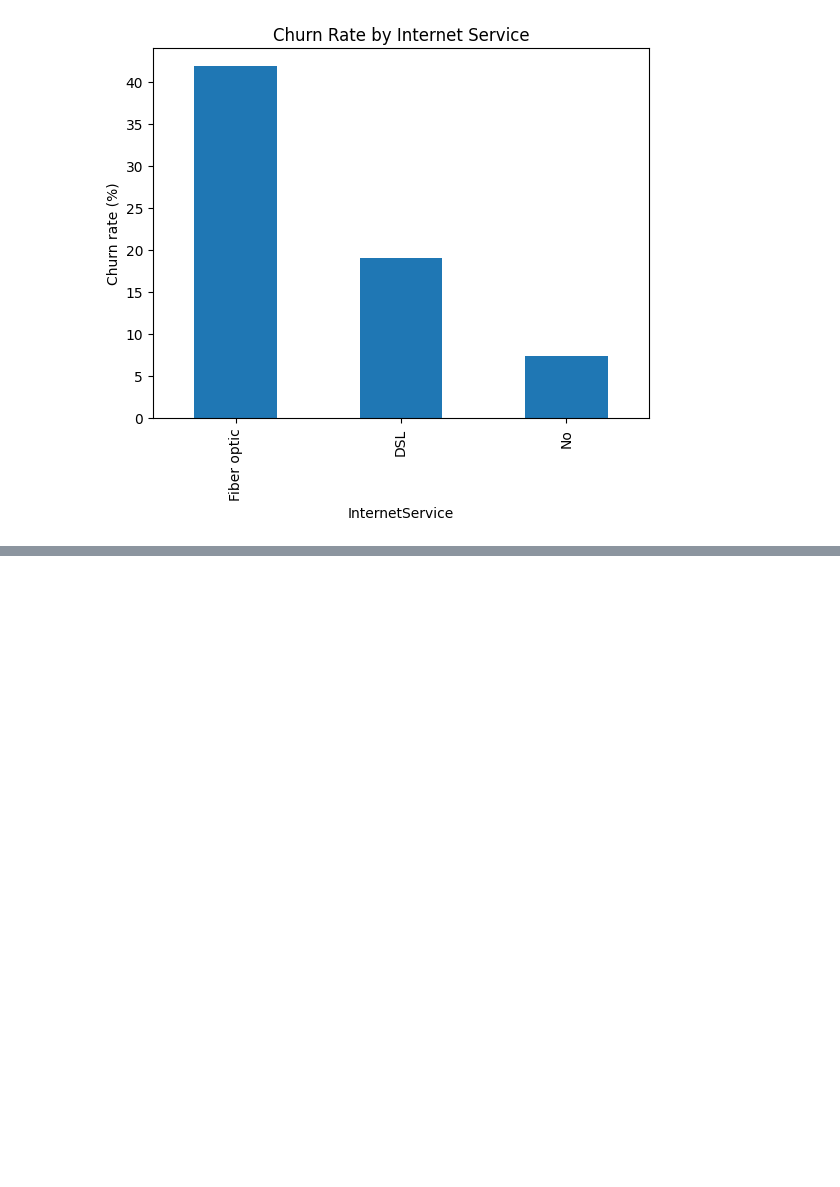
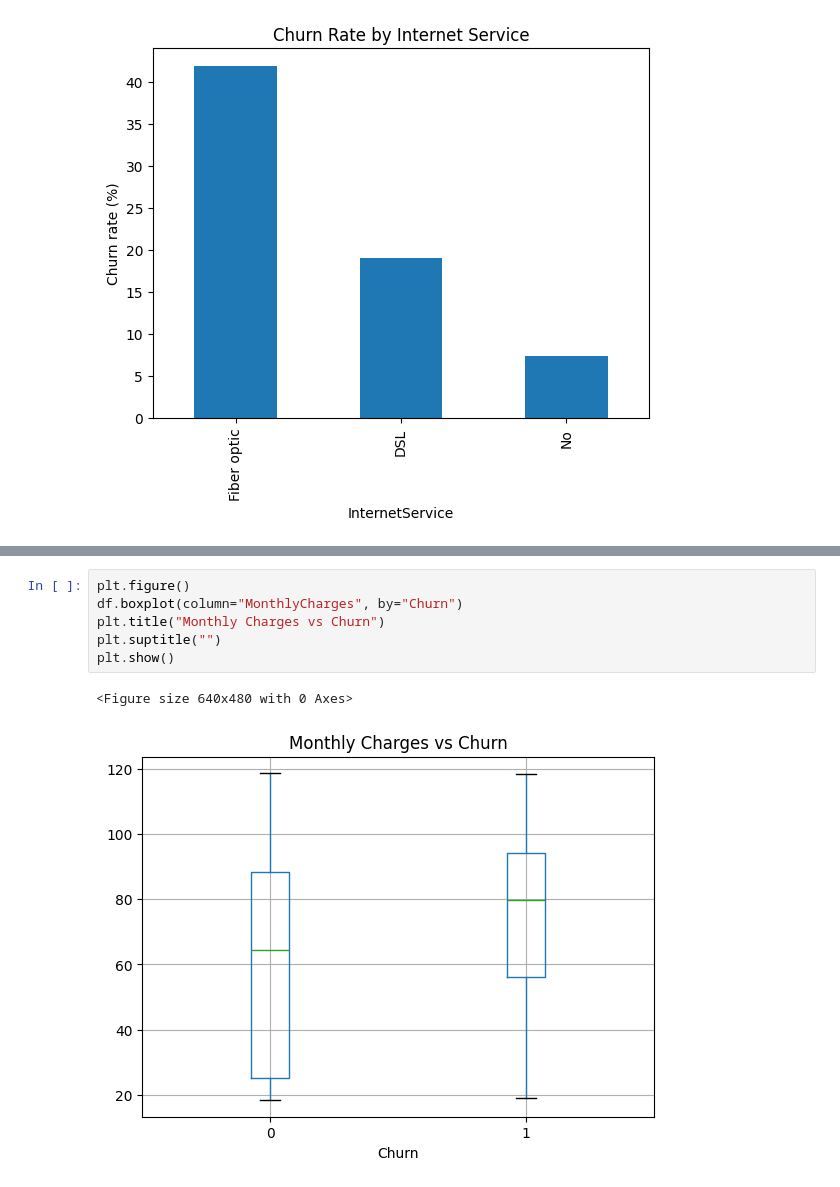
Before and after one commit to vvXranjan/telco-churn-analysis, a Jupyter notebook: notebooks/02_eda.ipynb, the cells around one changed output, grey strips where cells are left out. Saved outputs shown, nothing was run; the diff lists cells and outputs as text; blank space fills up the shorter version.

```diff
--- a/notebooks/02_eda.ipynb
+++ b/notebooks/02_eda.ipynb
@@ -137,0 +202,9 @@ plt.show()
+# %%
+plt.figure()
+df.boxplot(column="MonthlyCharges", by="Churn")
+plt.title("Monthly Charges vs Churn")
+plt.suptitle("")
+plt.show()
+# %% [output]
+<Figure size 640x480 with 0 Axes>
+[figure, added]
```
Also changed, not shown: parts of 8 cells of this notebook.
